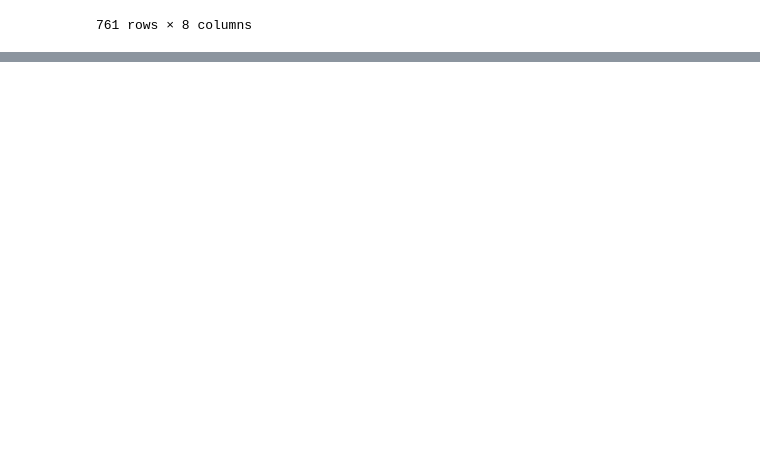
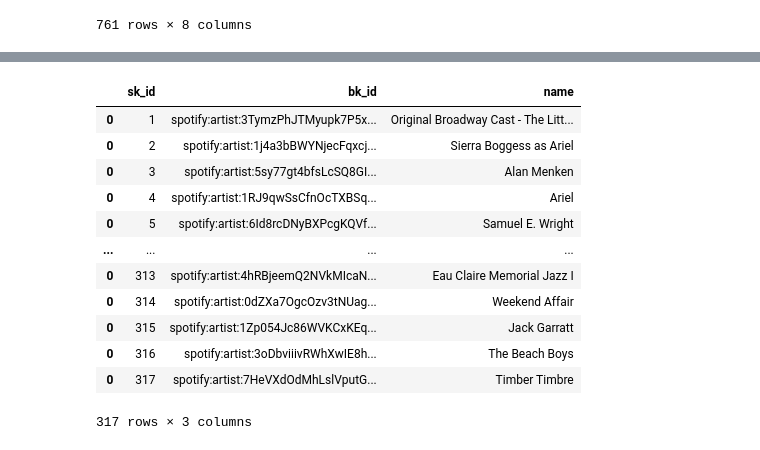
Before and after one commit to fatimaavila/practica-etl, a Jupyter notebook: leerDataPandas.ipynb, the cells around one changed output, grey strips where cells are left out. Cells and saved outputs as stored; diff of their text form; code cells hidden in the pictures; blank space fills up the shorter version.

Commit message:
se logra construir DF de artists

```diff
--- a/leerDataPandas.ipynb
+++ b/leerDataPandas.ipynb
@@ -76,3 +76,6 @@ dffull # se tienen todas las canciones juntas
 | 0 | 163 | The Beach Boys | spotify:track:58TvuKjnOZK7mZp680GnqH | spotify:artist:3oDbviiivRWhXwIE8h... | God Only Knows - Mono | spotify:album:42oBdomfxF0DbKKMEqrnQW | 173560 | Pet Sounds |
 | 0 | 164 | Timber Timbre | spotify:track:3kpRgTtMnArQ5Gay0JxElf | spotify:artist:7HeVXdOdMhLslVputG... | Hot Dreams | spotify:album:2U1BUKvsYIkUik7xEhAP0C | 293213 | Hot Dreams |
 761 rows × 8 columns
+# %%
+uartist = dffull['artist_uri'].unique()
+uartist
@@ -78,0 +112,33 @@ dffull # se tienen todas las canciones juntas
+# %%
+##crear un df de artist vacio
+dfartist = pd.DataFrame(columns=["sk_id","bk_id","name"])
+
+rownum=1
+for row in uartist:
+  ##print(dffull[dffull.artist_uri == row].iloc[0]["artist_uri"],dffull[dffull.artist_uri == row].iloc[0]['artist_name'])
+
+##https://vitalflux.com/pandas-dataframe-how-to-add-rows-columns/#:~:text=There%20are%20multiple%20ways%20of,use%20Dataframe.insert()%20method.
+  dftemp = pd.DataFrame({
+      "sk_id":rownum,
+      "bk_id":dffull[dffull.artist_uri == row].iloc[0]["artist_uri"],
+      "name":dffull[dffull.artist_uri == row].iloc[0]["artist_name"]
+      },index=[0])
+  dfartist=dfartist.append(dftemp)
+
+  rownum = rownum + 1
+# %%
+dfartist
+# %% [output]
+|  | sk_id | bk_id | name |
+| 0 | 1 | spotify:artist:3TymzPhJTMyupk7P5x... | Original Broadway Cast - The Litt... |
+| 0 | 2 | spotify:artist:1j4a3bBWYNjecFqxcj... | Sierra Boggess as Ariel |
+| 0 | 3 | spotify:artist:5sy77gt4bfsLcSQ8GI... | Alan Menken |
+| 0 | 4 | spotify:artist:1RJ9qwSsCfnOcTXBSq... | Ariel |
+| 0 | 5 | spotify:artist:6Id8rcDNyBXPcgKQVf... | Samuel E. Wright |
+| ... | ... | ... | ... |
+| 0 | 313 | spotify:artist:4hRBjeemQ2NVkMIcaN... | Eau Claire Memorial Jazz I |
+| 0 | 314 | spotify:artist:0dZXa7OgcOzv3tNUag... | Weekend Affair |
+| 0 | 315 | spotify:artist:1Zp054Jc86WVKCxKEq... | Jack Garratt |
+| 0 | 316 | spotify:artist:3oDbviiivRWhXwIE8h... | The Beach Boys |
+| 0 | 317 | spotify:artist:7HeVXdOdMhLslVputG... | Timber Timbre |
+317 rows × 3 columns
```
Also changed, not shown: parts of 2 cells of this notebook.
